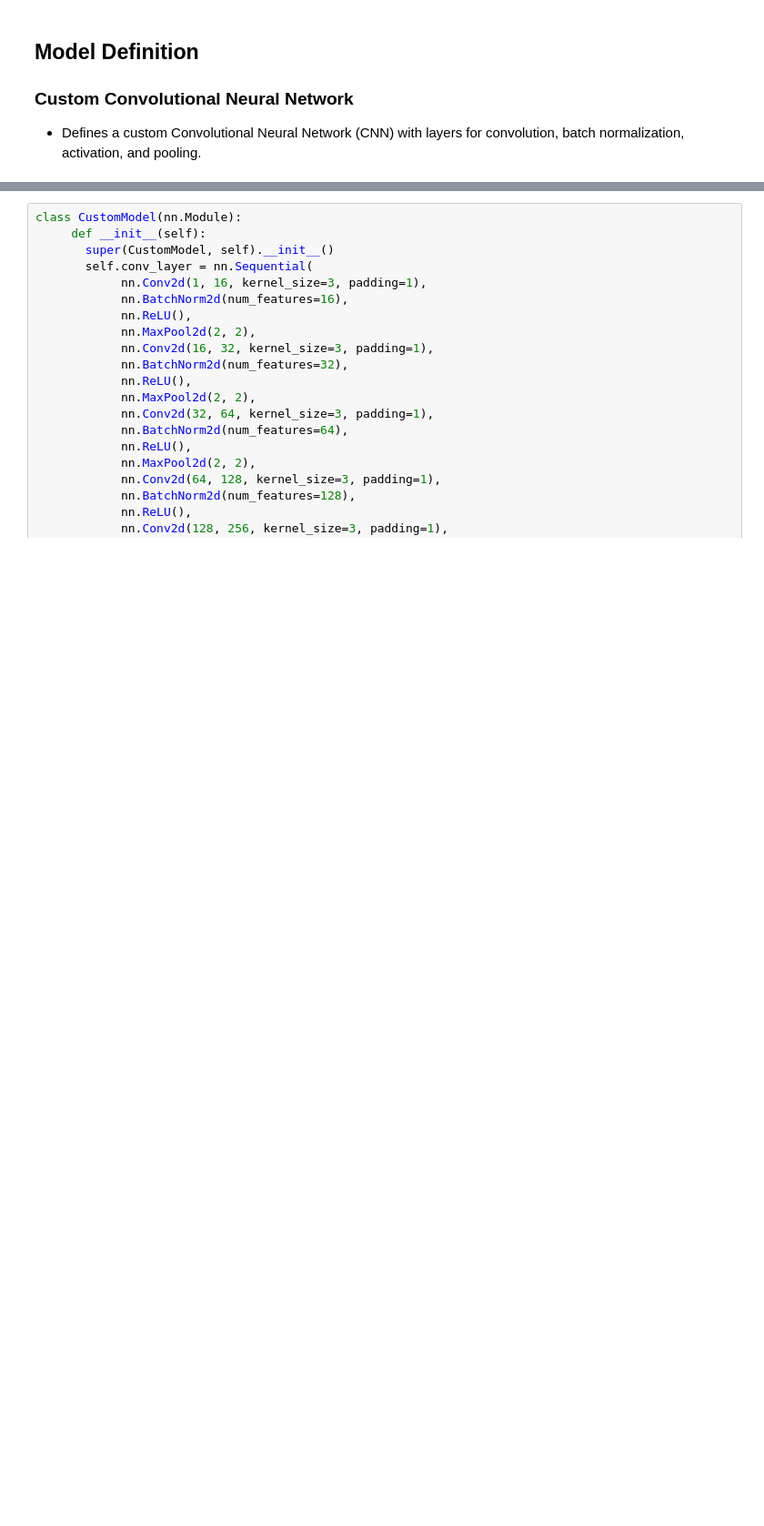
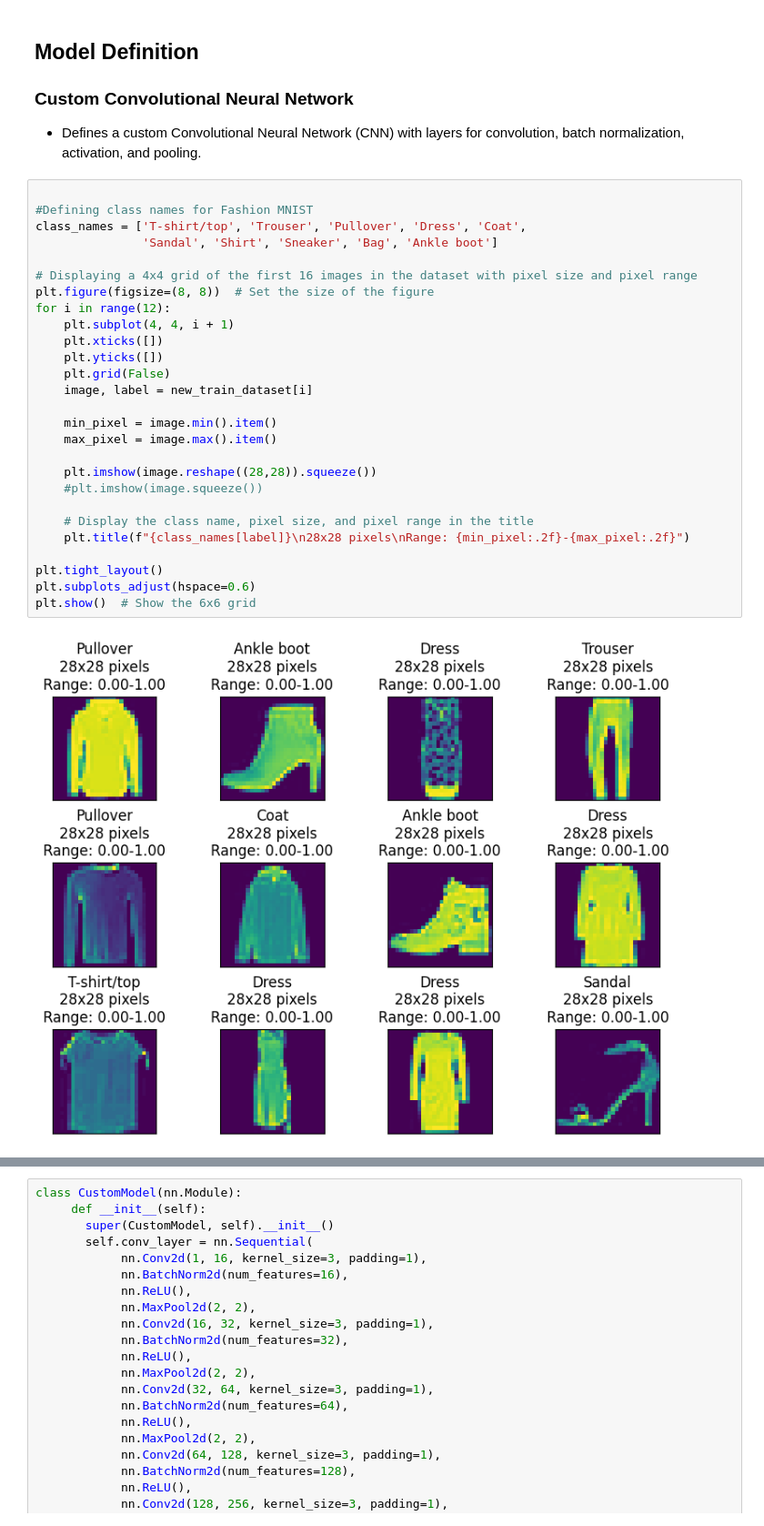
Before and after one commit to iitkgroup21/EE954_ASSIGNMENT_GR21, a Jupyter notebook: MLP.ipynb, the cells around one changed output, grey strips where cells are left out. Shown at 91% size. Cells and saved outputs as stored; diff of their text form; blank space fills up the shorter version.

```diff
--- a/MLP.ipynb
+++ b/MLP.ipynb
@@ -137,3 +139,32 @@ print(f"Min pixel value: {sample_image.min().item()}, Max pixel value: {sample_i
 ## Model Definition
 ### Custom Convolutional Neural Network
 - Defines a custom Convolutional Neural Network (CNN) with layers for convolution, batch normalization, activation, and pooling.
+# %%
+
+#Defining class names for Fashion MNIST
+class_names = ['T-shirt/top', 'Trouser', 'Pullover', 'Dress', 'Coat',
+               'Sandal', 'Shirt', 'Sneaker', 'Bag', 'Ankle boot']
+
+# Displaying a 4x4 grid of the first 16 images in the dataset with pixel size and pixel range
+plt.figure(figsize=(8, 8))  # Set the size of the figure
+for i in range(12):
+    plt.subplot(4, 4, i + 1)
+    plt.xticks([])
+    plt.yticks([])
+    plt.grid(False)
+    image, label = new_train_dataset[i]
+
+    min_pixel = image.min().item()
+    max_pixel = image.max().item()
+
+    plt.imshow(image.reshape((28,28)).squeeze())
+    #plt.imshow(image.squeeze())
+
+    # Display the class name, pixel size, and pixel range in the title
+    plt.title(f"{class_names[label]}\n28x28 pixels\nRange: {min_pixel:.2f}-{max_pixel:.2f}")
+
+plt.tight_layout()
+plt.subplots_adjust(hspace=0.6)
+plt.show()  # Show the 6x6 grid
+# %% [output]
+[figure, added]
```
Also changed, not shown: parts of 17 cells of this notebook.
